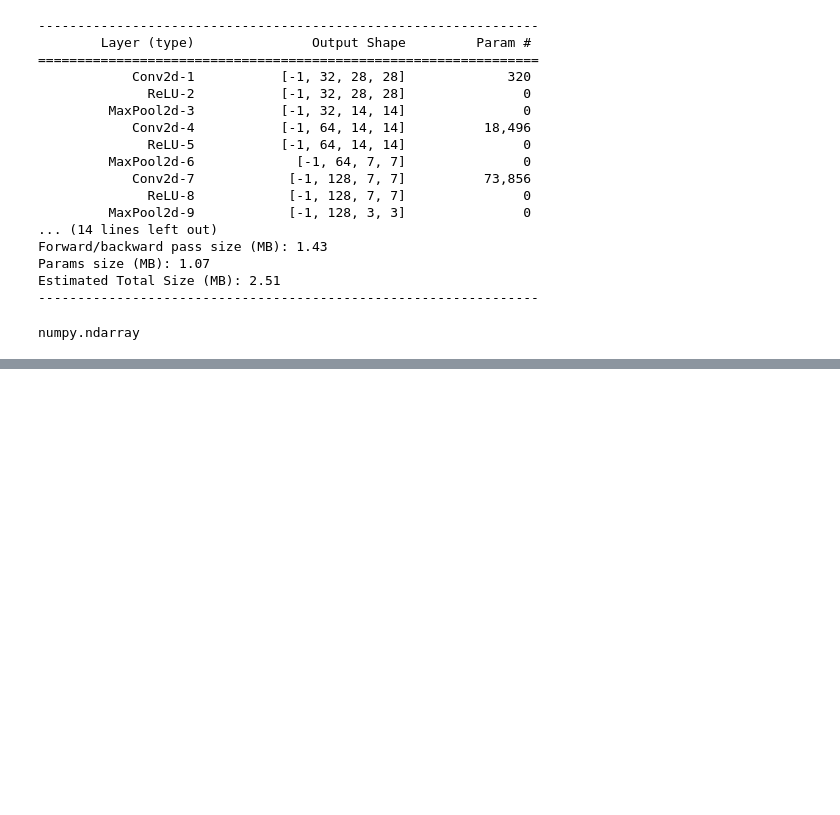
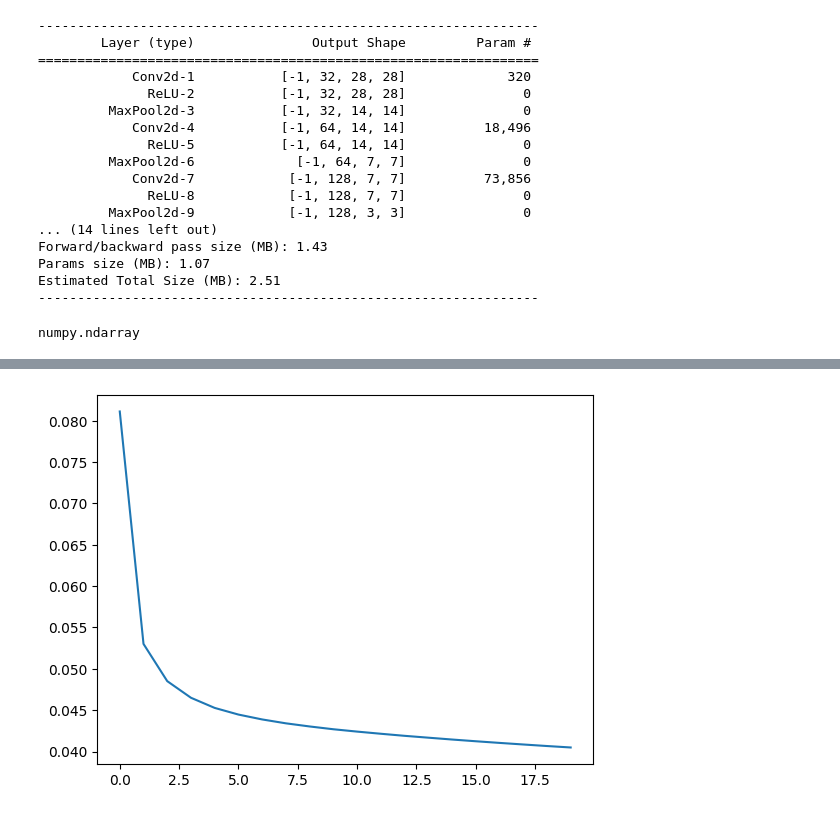
Before and after one commit to brainmentorspvtltd/IGDTU_PyTorchTraining, a Jupyter notebook: IG_DenoisingAE.ipynb, the cells around one changed output, grey strips where cells are left out. Cells and saved outputs as stored; diff of their text form; code cells hidden in the pictures; blank space fills up the shorter version.

```diff
--- a/IG_DenoisingAE.ipynb
+++ b/IG_DenoisingAE.ipynb
@@ -119,13 +116,15 @@ x_test_data = x_test_data.to(device)
 trainLoader = DataLoader(x_train_data, batch_size=32, shuffle=True)
 testLoader = DataLoader(x_test_data, batch_size=32, shuffle=True)
 # %%
+from tqdm import tqdm
+
 model = DenoisingAE().to(device)
-optimizer = torch.optim.Adam(model.parameters(), lr=0.001)
+optimizer = torch.optim.Adam(model.parameters(), lr=0.0001)
 loss_fn = nn.MSELoss()
 
 train_loss = []
 epochs = 20
-for epoch in range(epochs):
+for epoch in tqdm(range(epochs)):
   running_loss = 0.0
   for data in trainLoader:
     img = data
@@ -139,5 +138,5 @@ for epoch in range(epochs):
 
   loss = running_loss / len(trainLoader)
   train_loss.append(loss)
-  print("Train Loss :",loss)
+  print("Epoch : {}, Train Loss : {}".format(epoch,loss))
 # %% [output]
@@ -144,0 +156,5 @@ RuntimeError: ignored
+# %%
+plt.plot(train_loss)
+plt.show()
+# %% [output]
+[figure, added]
```
Also changed, not shown: parts of 6 cells of this notebook.
